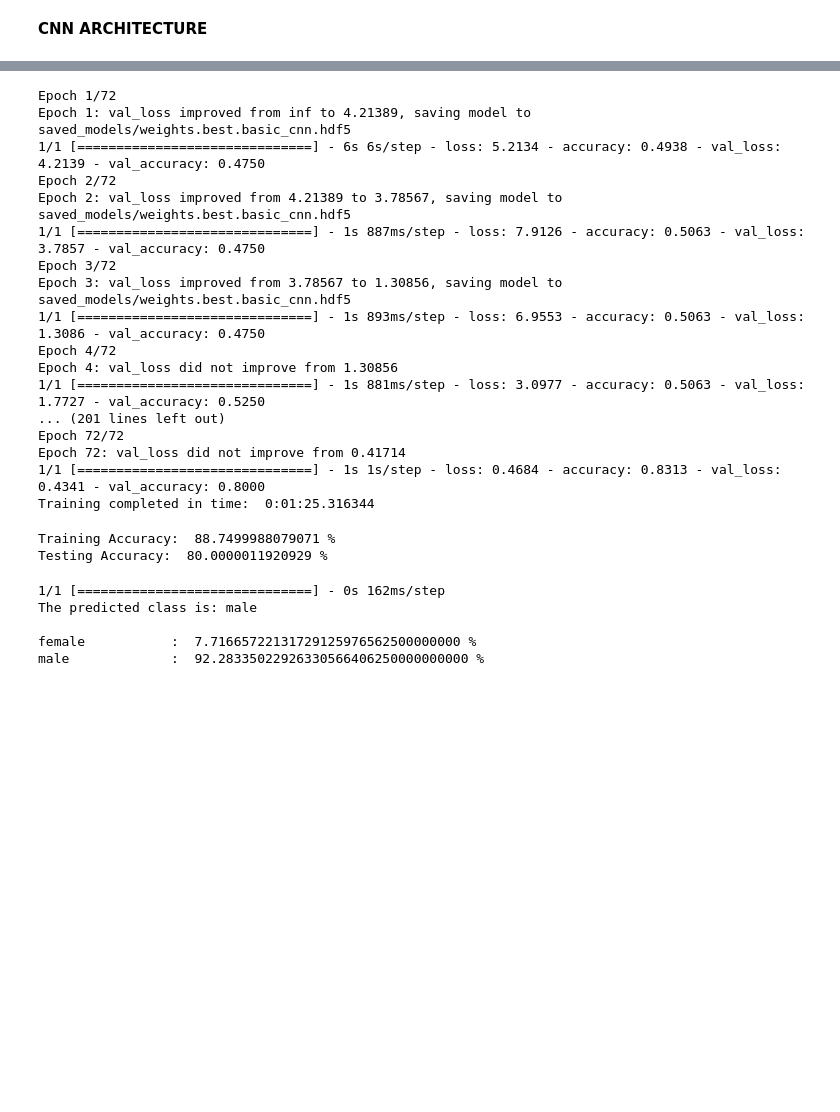
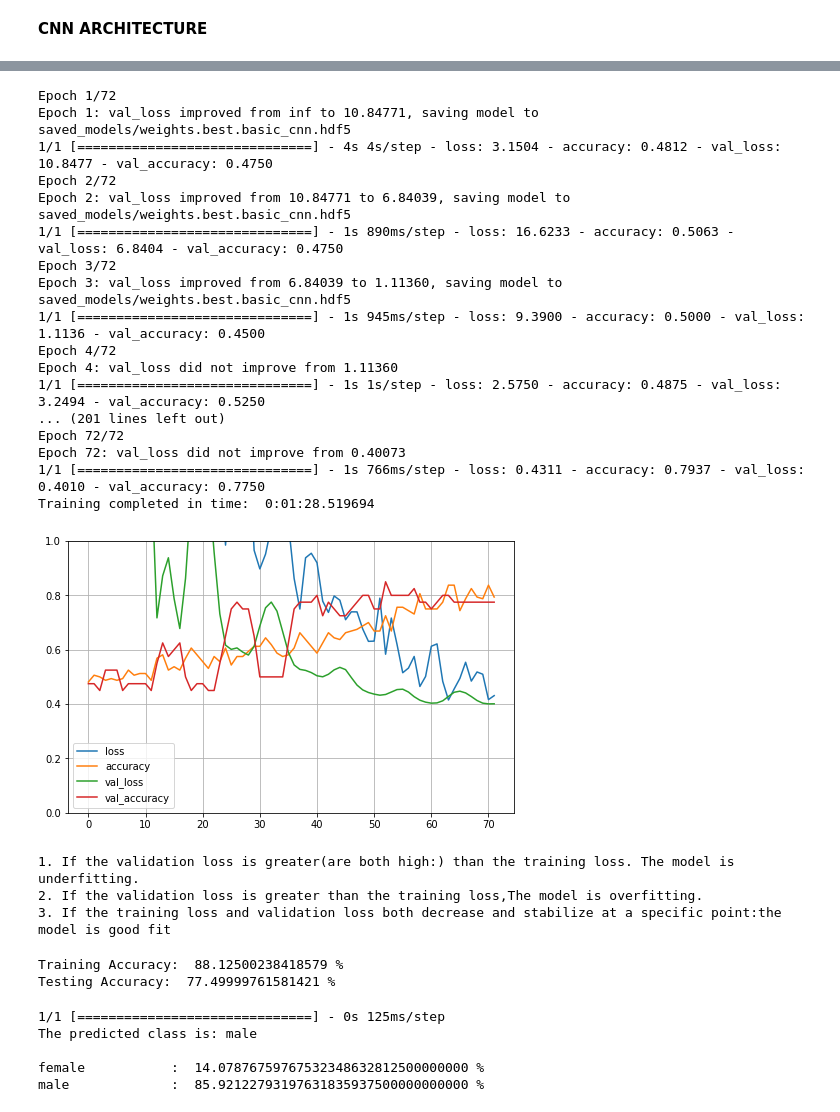
Before and after one commit to nitinsaimajji/Gender-Recognition-By-Voice, a Jupyter notebook: weekly_code/Week_4.ipynb, the cells around one changed output, grey strips where cells are left out. Drawn from its saved outputs; the diff is of its cells as text; code cells hidden in the pictures; blank space fills up the shorter version.

```diff
--- a/weekly_code/Week_4.ipynb
+++ b/weekly_code/Week_4.ipynb
@@ -376,29 +336,44 @@ checkpointer = ModelCheckpoint(filepath='saved_models/weights.best.basic_cnn.hdf
                                verbose=1, save_best_only=True)
 start = datetime.now()
 
-model.fit(x_train, y_train, batch_size=num_batch_size, epochs=num_epochs, validation_data=(x_test, y_test), callbacks=[checkpointer], verbose=1)
+history=model.fit(x_train, y_train, batch_size=num_batch_size, epochs=num_epochs, validation_data=(x_test, y_test), callbacks=[checkpointer], verbose=1)
 
 
 duration = datetime.now() - start
 print("Training completed in time: ", duration)
 # %% [output]
 Epoch 1/72
-Epoch 1: val_loss improved from inf to 4.21389, saving model to saved_models/weights.best.basic_cnn.hdf5
-1/1 [==============================] - 6s 6s/step - loss: 5.2134 - accuracy: 0.4938 - val_loss: 4.2139 - val_accuracy: 0.4750
+Epoch 1: val_loss improved from inf to 10.84771, saving model to saved_models/weights.best.basic_cnn.hdf5
+1/1 [==============================] - 4s 4s/step - loss: 3.1504 - accuracy: 0.4812 - val_loss: 10.8477 - val_accuracy: 0.4750
 Epoch 2/72
-Epoch 2: val_loss improved from 4.21389 to 3.78567, saving model to saved_models/weights.best.basic_cnn.hdf5
-1/1 [==============================] - 1s 887ms/step - loss: 7.9126 - accuracy: 0.5063 - val_loss: 3.7857 - val_accuracy: 0.4750
+Epoch 2: val_loss improved from 10.84771 to 6.84039, saving model to saved_models/weights.best.basic_cnn.hdf5
+1/1 [==============================] - 1s 890ms/step - loss: 16.6233 - accuracy: 0.5063 - val_loss: 6.8404 - val_accuracy: 0.4750
 Epoch 3/72
-Epoch 3: val_loss improved from 3.78567 to 1.30856, saving model to saved_models/weights.best.basic_cnn.hdf5
-1/1 [==============================] - 1s 893ms/step - loss: 6.9553 - accuracy: 0.5063 - val_loss: 1.3086 - val_accuracy: 0.4750
+Epoch 3: val_loss improved from 6.84039 to 1.11360, saving model to saved_models/weights.best.basic_cnn.hdf5
+1/1 [==============================] - 1s 945ms/step - loss: 9.3900 - accuracy: 0.5000 - val_loss: 1.1136 - val_accuracy: 0.4500
 Epoch 4/72
-Epoch 4: val_loss did not improve from 1.30856
-1/1 [==============================] - 1s 881ms/step - loss: 3.0977 - accuracy: 0.5063 - val_loss: 1.7727 - val_accuracy: 0.5250
+Epoch 4: val_loss did not improve from 1.11360
+1/1 [==============================] - 1s 1s/step - loss: 2.5750 - accuracy: 0.4875 - val_loss: 3.2494 - val_accuracy: 0.5250
 ... (201 lines left out)
 Epoch 72/72
-Epoch 72: val_loss did not improve from 0.41714
-1/1 [==============================] - 1s 1s/step - loss: 0.4684 - accuracy: 0.8313 - val_loss: 0.4341 - val_accuracy: 0.8000
-Training completed in time:  0:01:25.316344
+Epoch 72: val_loss did not improve from 0.40073
+1/1 [==============================] - 1s 766ms/step - loss: 0.4311 - accuracy: 0.7937 - val_loss: 0.4010 - val_accuracy: 0.7750
+Training completed in time:  0:01:28.519694
+# %%
+import pandas as pd
+import numpy as np
+pd.DataFrame(history.history).plot(figsize=(8,5))
+plt.grid(True)
+plt.gca().set_ylim(0,1)
+plt.show()
+print('1. If the validation loss is greater(are both high:) than the training loss. The model is underfitting.')
+print('2. If the validation loss is greater than the training loss,The model is overfitting.')
+print('3. If the training loss and validation loss both decrease and stabilize at a specific point:the model is good fit')
+# %% [output]
+[figure, added]
+1. If the validation loss is greater(are both high:) than the training loss. The model is underfitting.
+2. If the validation loss is greater than the training loss,The model is overfitting.
+3. If the training loss and validation loss both decrease and stabilize at a specific point:the model is good fit
 # %%
 # Evaluating the model on the training and testing set
 score = model.evaluate(x_train, y_train, verbose=0)
@@ -407,8 +382,8 @@ print("Training Accuracy: ", score[1]*100,"%")
 score = model.evaluate(x_test, y_test, verbose=0)
 print("Testing Accuracy: ", score[1]*100,"%")
 # %% [output]
-Training Accuracy:  88.7499988079071 %
-Testing Accuracy:  80.0000011920929 %
+Training Accuracy:  88.12500238418579 %
+Testing Accuracy:  77.49999761581421 %
 # %%
 def print_prediction(file_name):
     prediction_feature = extract_features(file_name)
@@ -426,8 +401,8 @@ def print_prediction(file_name):
 filename = '/content/voice1/dataset1/male-sample-000293.wav'
 print_prediction(filename)
 # %% [output]
-1/1 [==============================] - 0s 162ms/step
+1/1 [==============================] - 0s 125ms/step
 The predicted class is: male
 
-female           :  7.71665722131729125976562500000000 %
-male             :  92.28335022926330566406250000000000 %
+female           :  14.07876759767532348632812500000000 %
+male             :  85.92122793197631835937500000000000 %
```
Also changed, not shown: parts of 12 cells of this notebook.
